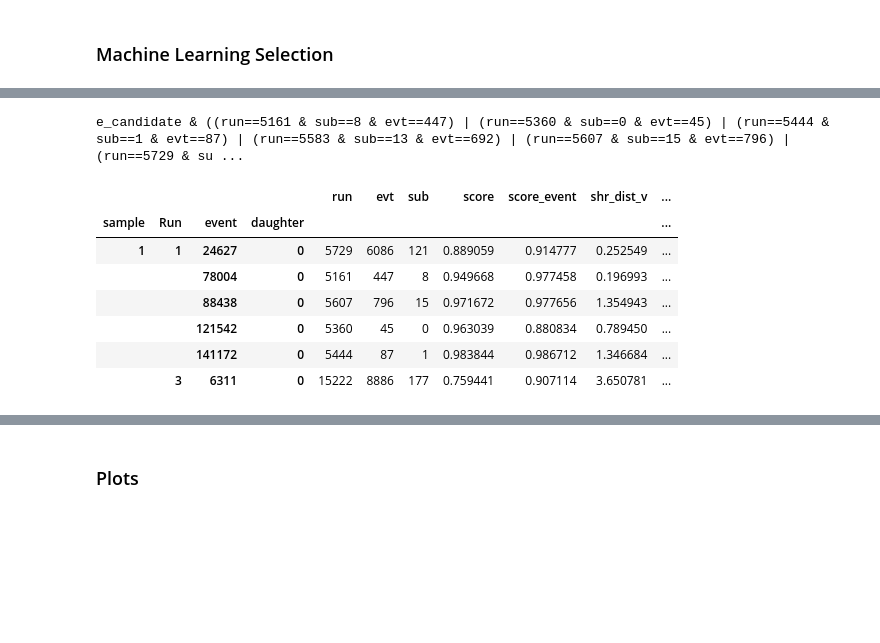
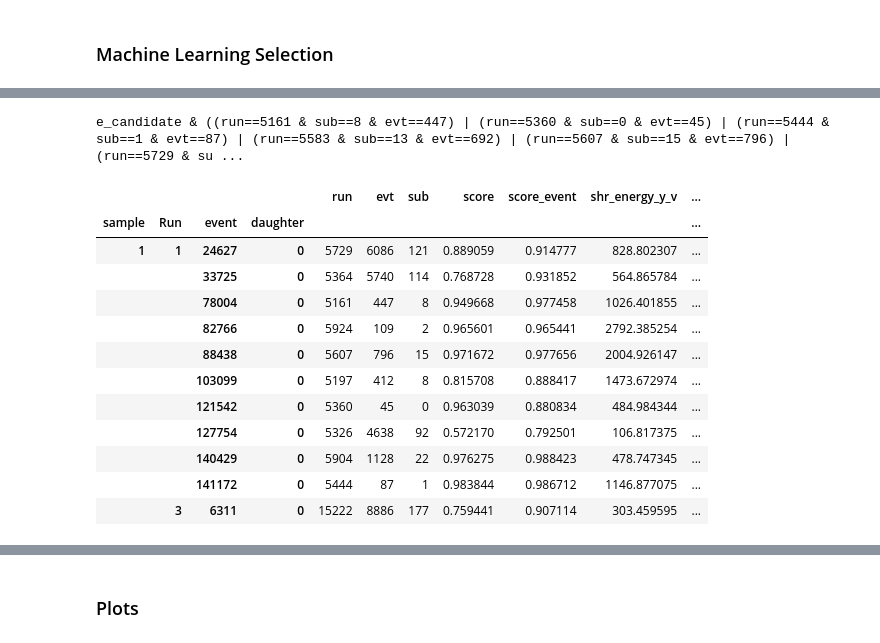
Before and after one commit to Wouter-VDP/nuecc_python, a Jupyter notebook: NueSelection.ipynb, the cells around one changed output, grey strips where cells are left out. Drawn from its saved outputs; the diff is of its cells as text; code cells hidden in the pictures; blank space fills up the shorter version.

```diff
--- a/NueSelection.ipynb
+++ b/NueSelection.ipynb
@@ -1326,46 +1367,54 @@ Run1_good = [
     (5583, 13, 692),
     (5607, 15, 796),
     (5729, 121, 6086),
+    (5197, 8, 412),
+    (5924, 2, 109),
+    (5904, 22, 1128),
+    (5364, 114, 5740),
+    (5326, 92, 4638),
 ]
 q_all_good = "e_candidate & ("
 for ev_good in Run1_good + Run3_good:
     q_all_good += "(run=={} & sub=={} & evt=={}) | ".format(*ev_good)
 
 q_all_good = q_all_good[:-2] + ")"
 print(q_all_good)
 all_samples["on"]["daughters"].query(q_all_good)[
     [
         "run",
         "evt",
         "sub",
         "score",
         "score_event",
+        "shr_energy_y_v",
         "shr_dist_v",
         "shr_tkfit_4cm_dedx_wm_v",
         "shr_tkfit_2cm_dedx_wm_v",
         "shr_tkfit_dedx_y_v",
         "shr_tkfit_2cm_dedx_Y",
         "shr_tkfit_gap10_dedx_y_v",
         "shr_moliere_avg_v",
         "shr_tkfit_hitratio_v",
         "shr_subclusters_v",
         "secondshower_Y_nhit",
-        "trkshrhitdist2",
         "contained_fraction",
-        "all_start_contained",
-        "all_end_contained",
     ]
 ]
 # %% [output]
 e_candidate & ((run==5161 & sub==8 & evt==447) | (run==5360 & sub==0 & evt==45) | (run==5444 & sub==1 & evt==87) | (run==5583 & sub==13 & evt==692) | (run==5607 & sub==15 & evt==796) | (run==5729 & su ...
-|  |  |  |  | run | evt | sub | score | score_event | shr_dist_v | ... |
+|  |  |  |  | run | evt | sub | score | score_event | shr_energy_y_v | ... |
 | sample | Run | event | daughter |  |  |  |  |  |  | ... |
-| 1 | 1 | 24627 | 0 | 5729 | 6086 | 121 | 0.889059 | 0.914777 | 0.252549 | ... |
-|  |  | 78004 | 0 | 5161 | 447 | 8 | 0.949668 | 0.977458 | 0.196993 | ... |
-|  |  | 88438 | 0 | 5607 | 796 | 15 | 0.971672 | 0.977656 | 1.354943 | ... |
-|  |  | 121542 | 0 | 5360 | 45 | 0 | 0.963039 | 0.880834 | 0.789450 | ... |
-|  |  | 141172 | 0 | 5444 | 87 | 1 | 0.983844 | 0.986712 | 1.346684 | ... |
-|  | 3 | 6311 | 0 | 15222 | 8886 | 177 | 0.759441 | 0.907114 | 3.650781 | ... |
+| 1 | 1 | 24627 | 0 | 5729 | 6086 | 121 | 0.889059 | 0.914777 | 828.802307 | ... |
+|  |  | 33725 | 0 | 5364 | 5740 | 114 | 0.768728 | 0.931852 | 564.865784 | ... |
+|  |  | 78004 | 0 | 5161 | 447 | 8 | 0.949668 | 0.977458 | 1026.401855 | ... |
+|  |  | 82766 | 0 | 5924 | 109 | 2 | 0.965601 | 0.965441 | 2792.385254 | ... |
+|  |  | 88438 | 0 | 5607 | 796 | 15 | 0.971672 | 0.977656 | 2004.926147 | ... |
+|  |  | 103099 | 0 | 5197 | 412 | 8 | 0.815708 | 0.888417 | 1473.672974 | ... |
+|  |  | 121542 | 0 | 5360 | 45 | 0 | 0.963039 | 0.880834 | 484.984344 | ... |
+|  |  | 127754 | 0 | 5326 | 4638 | 92 | 0.572170 | 0.792501 | 106.817375 | ... |
+|  |  | 140429 | 0 | 5904 | 1128 | 22 | 0.976275 | 0.988423 | 478.747345 | ... |
+|  |  | 141172 | 0 | 5444 | 87 | 1 | 0.983844 | 0.986712 | 1146.877075 | ... |
+|  | 3 | 6311 | 0 | 15222 | 8886 | 177 | 0.759441 | 0.907114 | 303.459595 | ... |
 [interactive output not drawn]
 # %%
 if write_output_to_pickle:
```
Also changed, not shown: parts of 20 cells of this notebook, 5 other files.
